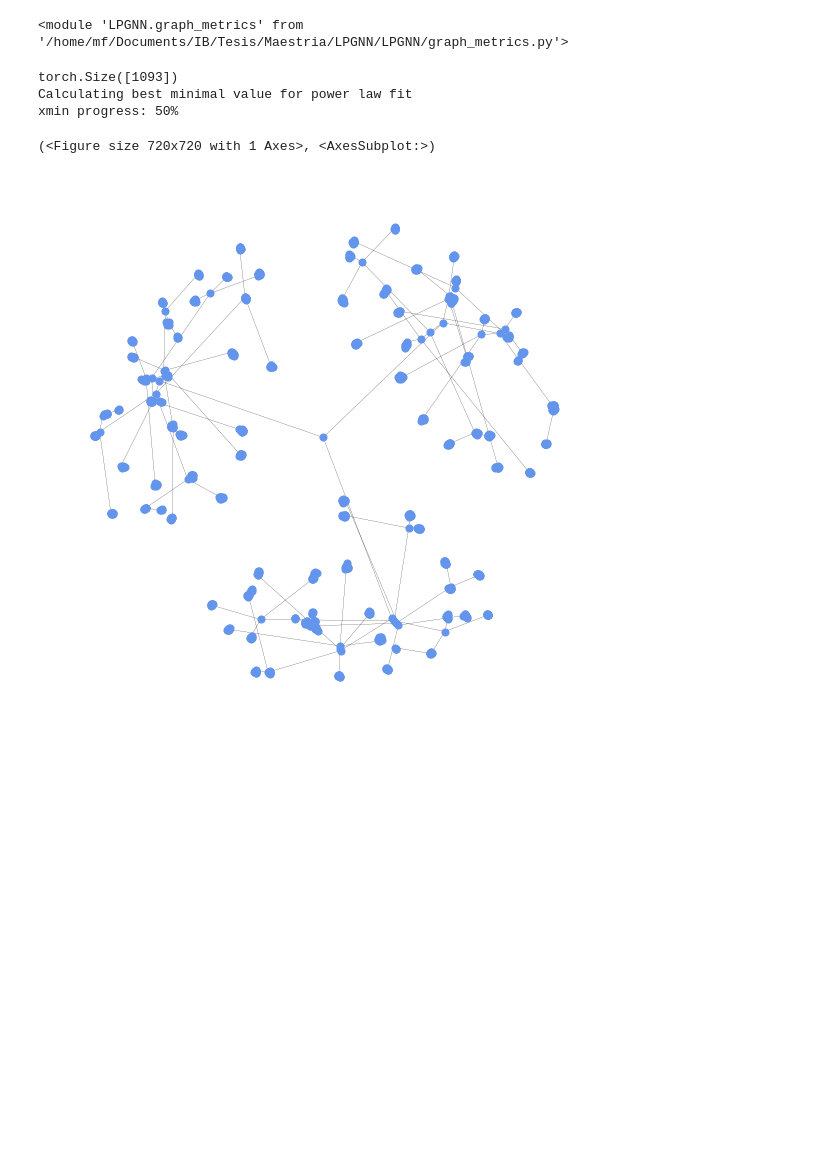
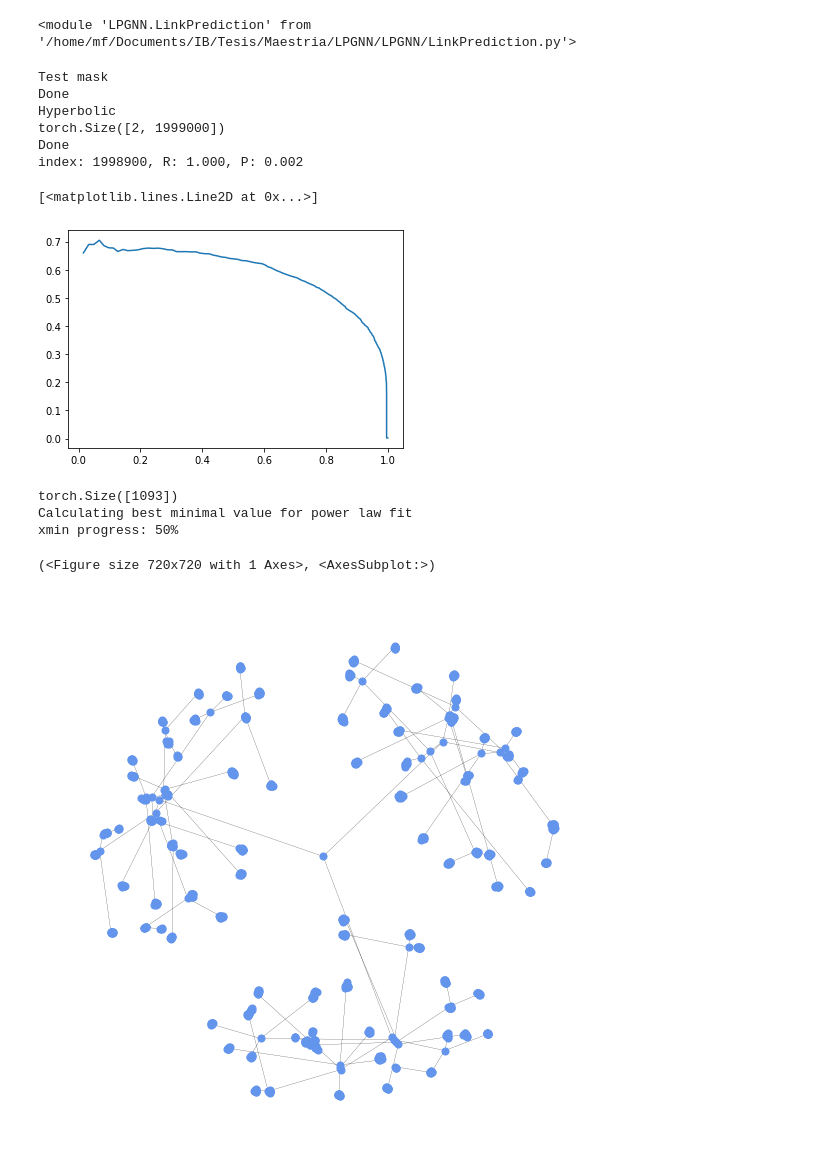
Before and after one commit to martinfama/LPGNN, a Jupyter notebook: Poincare_Embeddings.ipynb, the cells around one changed output. Drawn from its saved outputs; the diff is of its cells as text; code cells hidden in the pictures; blank space fills up the shorter version.

```diff
--- a/Poincare_Embeddings.ipynb
+++ b/Poincare_Embeddings.ipynb
@@ -29,5 +29,7 @@ importlib.reload(LPGNN.visualization)
 importlib.reload(LPGNN.utils)
 importlib.reload(LPGNN.labne)
 importlib.reload(LPGNN.graph_metrics)
+importlib.reload(LPGNN.DataSetup)
+importlib.reload(LPGNN.LinkPrediction)
 # %% [output]
-<module 'LPGNN.graph_metrics' from '/home/mf/Documents/IB/Tesis/Maestria/LPGNN/LPGNN/graph_metrics.py'>
+<module 'LPGNN.LinkPrediction' from '/home/mf/Documents/IB/Tesis/Maestria/LPGNN/LPGNN/LinkPrediction.py'>
@@ -39,3 +36,22 @@ PS = pyg.utils.from_networkx(PS)
+# %%
+PS = LPGNN.popularity_similarity.generatePSNetwork(N=2000, avg_k=6, gamma=2.7, T=0.0, seed=100)
+PS = LPGNN.DataSetup.train_test_split(PS, test_ratio=0.7, val_ratio=0.1, neg_samples=True)
+R, P = LPGNN.LinkPrediction.precision_recall_score_file(PS, position_name='node_polar_positions', filename='data/Distance_Lists/PS', chunk_size=20000, step_size=100, skip_file_prep=False)
+# LPGNN.distances.hyperbolic_distance_list_to_file(PS.node_polar_positions, chunk_size=100, filename='data/Distance_Lists/PS_200_6_2.7_0', extra_info_tensor=th.ones(int(PS.num_nodes*(PS.num_nodes-1)/2)))
+#LPGNN.LinkPrediction.sort_distance_file(filename='data/Distance_Lists/PS_200_6_2.7_0', sort_dir='asc')
+#R, P = LPGNN.LinkPrediction.precision_recall_score_file(PS, filename='data/Distance_Lists/PS_200_6_2.7_0_sorted', chunk_size=100)
+# %% [output]
+Test mask
+Done
+Hyperbolic
+torch.Size([2, 1999000])
+Done
+index: 1998900, R: 1.000, P: 0.002
+# %%
+plt.plot(R, P)
+# %% [output]
+[<matplotlib.lines.Line2D at 0x...>]
+[figure, added]
 # %%
 labne_e = LPGNN.labne.generateLaBNE(PS)
 poincare_e = LPGNN.poincare_embedding.poincare_embedding(labne_e, only_coordinates=False, initial_coordinates='LaplacianEigenmaps_node_positions', epochs=100, negative=5, alpha=0.01, size=2)
```
Also changed, not shown: parts of 14 cells of this notebook, 2 other files.
